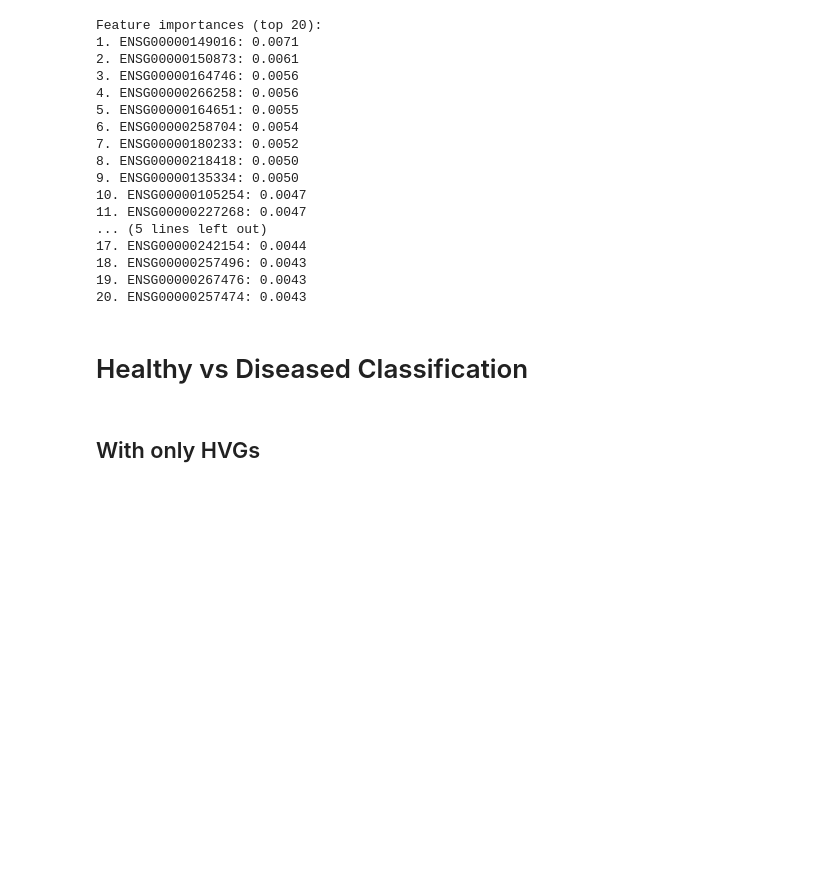
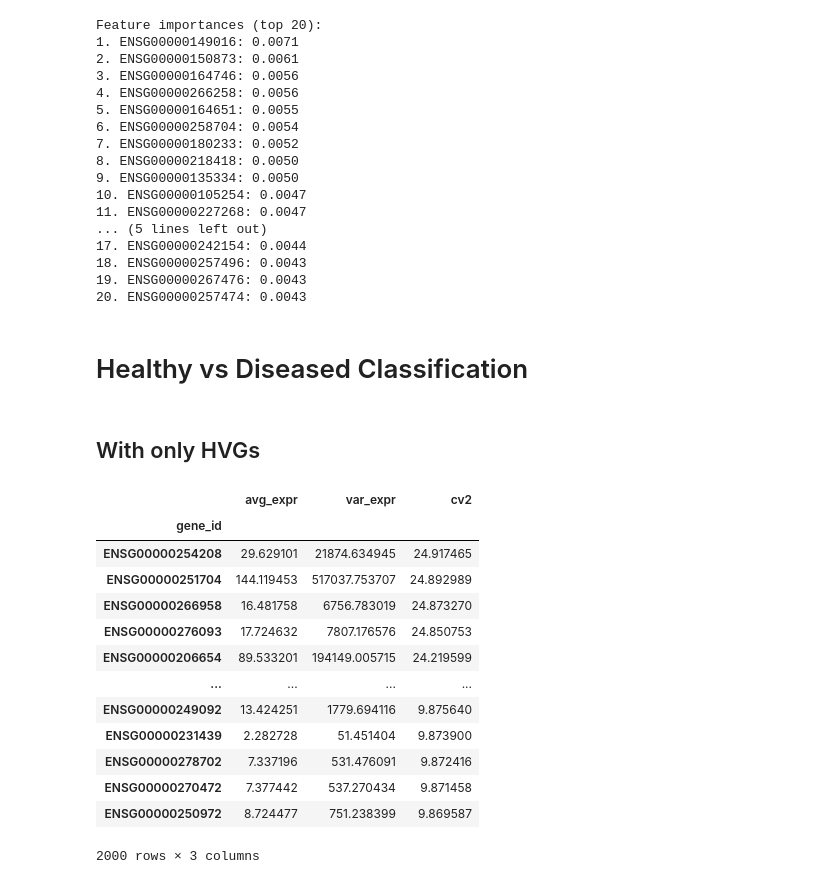
Before and after one commit to Harrison-Q-Ma/CSE-283-Proj, a Jupyter notebook: Harrison/classification.ipynb, the cells around one changed output. Saved outputs shown, nothing was run; the diff lists cells and outputs as text; code cells hidden in the pictures; blank space fills up the shorter version.

```diff
--- a/Harrison/classification.ipynb
+++ b/Harrison/classification.ipynb
@@ -617,3 +617,21 @@ Feature importances (top 20):
 # Healthy vs Diseased Classification
 # %% [markdown]
 ## With only HVGs
+# %%
+hvgs = pd.read_csv('/Users/harrisonma/Documents/PhD Classes/2025 Spring/CSE 283/CSE-283-Proj/1_bc.classifier/output/2_HVG/normal_top_2000_HVGs.csv', index_col=0)
+hvgs
+# %% [output]
+|  | avg_expr | var_expr | cv2 |
+| gene_id |  |  |  |
+| ENSG00000254208 | 29.629101 | 21874.634945 | 24.917465 |
+| ENSG00000251704 | 144.119453 | 517037.753707 | 24.892989 |
+| ENSG00000266958 | 16.481758 | 6756.783019 | 24.873270 |
+| ENSG00000276093 | 17.724632 | 7807.176576 | 24.850753 |
+| ENSG00000206654 | 89.533201 | 194149.005715 | 24.219599 |
+| ... | ... | ... | ... |
+| ENSG00000249092 | 13.424251 | 1779.694116 | 9.875640 |
+| ENSG00000231439 | 2.282728 | 51.451404 | 9.873900 |
+| ENSG00000278702 | 7.337196 | 531.476091 | 9.872416 |
+| ENSG00000270472 | 7.377442 | 537.270434 | 9.871458 |
+| ENSG00000250972 | 8.724477 | 751.238399 | 9.869587 |
+2000 rows × 3 columns
```
Also changed, not shown: parts of 7 cells of this notebook.
